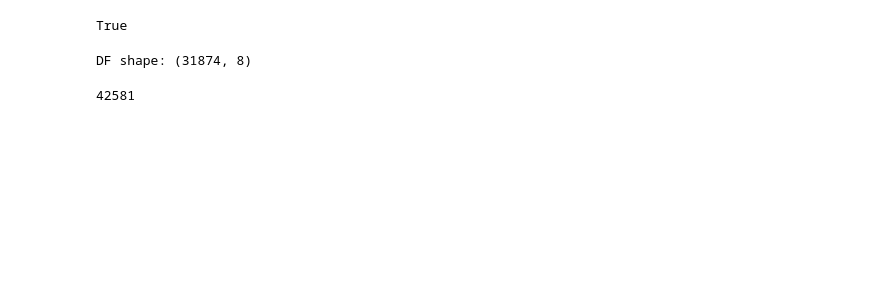
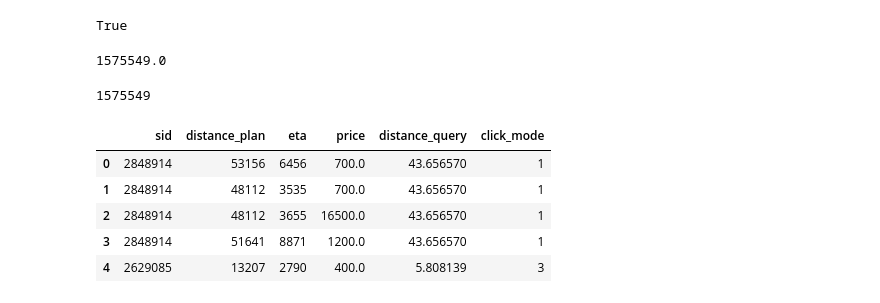
Before and after one commit to AlessandroVol23/kdd-cup-2019, a Jupyter notebook: notebooks/0.1_AV_understand_data.ipynb, the cells around one changed output. Cells and saved outputs as stored; diff of their text form; code cells hidden in the pictures; blank space fills up the shorter version.

```diff
--- a/notebooks/0.1_AV_understand_data.ipynb
+++ b/notebooks/0.1_AV_understand_data.ipynb
@@ -432,7 +389,3 @@ train, test = test_train_split_df(df_X)
 len(train) + len(test) == len(df_X)
 # %% [output]
 True
-# %%
-queries_x_train = get_query_ser(train)
-# %% [output]
-DF shape: (31874, 8)
@@ -439,4 +394,17 @@ DF shape: (31874, 8)
 # %%
-queries_x_train.sum()
+query.sum()
 # %% [output]
-42581
+1575549.0
+# %%
+len(train)
+# %% [output]
+1575549
+# %%
+train.head()
+# %% [output]
+|  | sid | distance_plan | eta | price | distance_query | click_mode |
+| 0 | 2848914 | 53156 | 6456 | 700.0 | 43.656570 | 1 |
+| 1 | 2848914 | 48112 | 3535 | 700.0 | 43.656570 | 1 |
+| 2 | 2848914 | 48112 | 3655 | 16500.0 | 43.656570 | 1 |
+| 3 | 2848914 | 51641 | 8871 | 1200.0 | 43.656570 | 1 |
+| 4 | 2629085 | 13207 | 2790 | 400.0 | 5.808139 | 3 |
```
Also changed, not shown: parts of 56 cells of this notebook, 8 other files.
